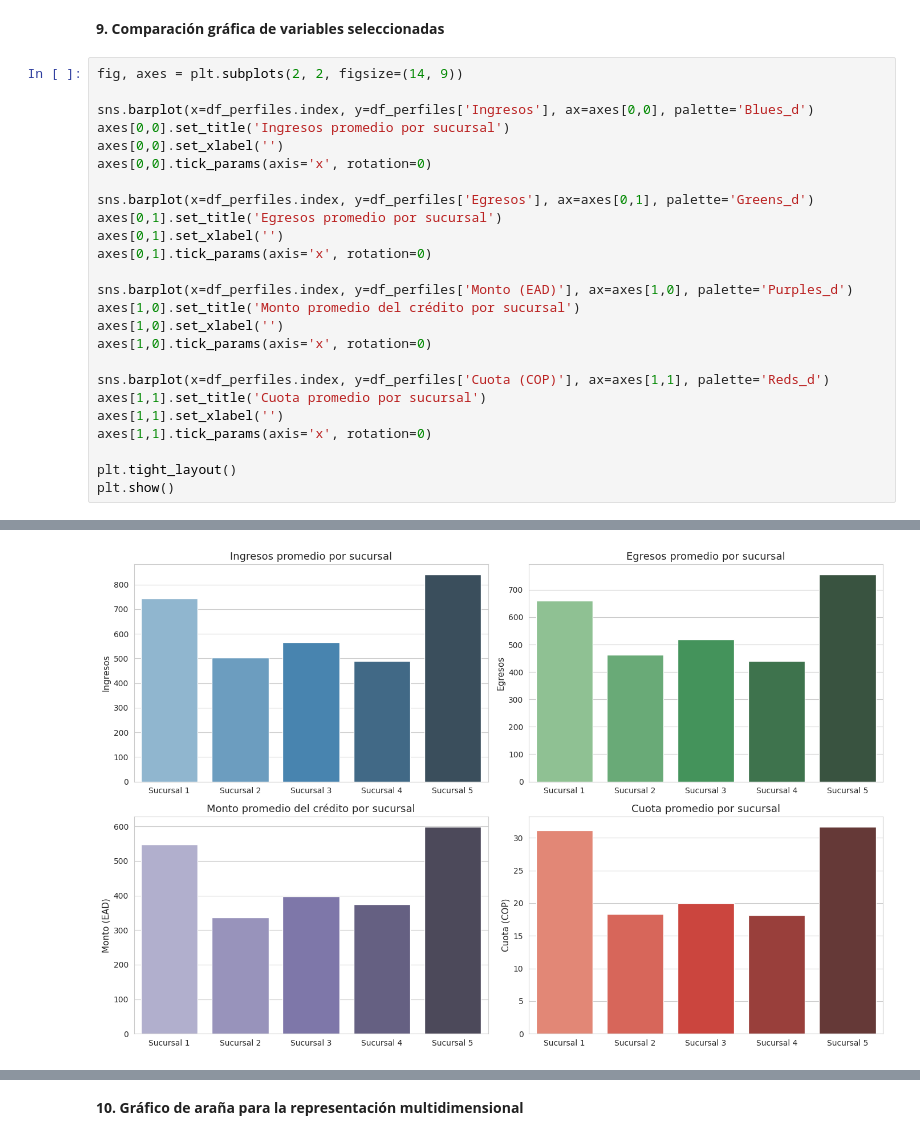
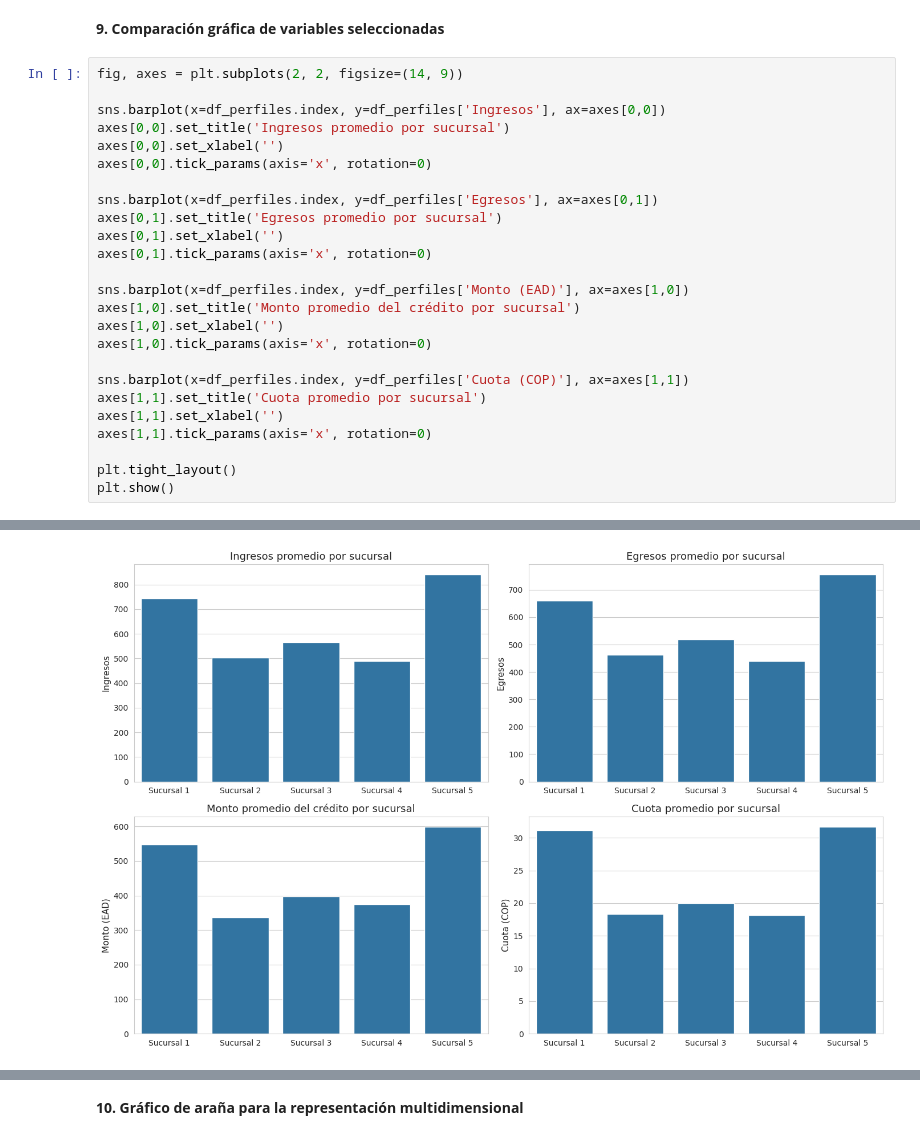
Before and after one commit to mariajosemuskusl/Integracion-de-Datos-y-Prospectiva, a Jupyter notebook: Reto_3_Integración_Multidimensional.ipynb, the cells around one changed output, grey strips where cells are left out. Cells and saved outputs as stored; diff of their text form.

```diff
--- a/Reto_3_Integración_Multidimensional.ipynb
+++ b/Reto_3_Integración_Multidimensional.ipynb
@@ -326,22 +326,22 @@ plt.show()
 # %%
 fig, axes = plt.subplots(2, 2, figsize=(14, 9))
 
-sns.barplot(x=df_perfiles.index, y=df_perfiles['Ingresos'], ax=axes[0,0], palette='Blues_d')
+sns.barplot(x=df_perfiles.index, y=df_perfiles['Ingresos'], ax=axes[0,0])
 axes[0,0].set_title('Ingresos promedio por sucursal')
 axes[0,0].set_xlabel('')
 axes[0,0].tick_params(axis='x', rotation=0)
 
-sns.barplot(x=df_perfiles.index, y=df_perfiles['Egresos'], ax=axes[0,1], palette='Greens_d')
+sns.barplot(x=df_perfiles.index, y=df_perfiles['Egresos'], ax=axes[0,1])
 axes[0,1].set_title('Egresos promedio por sucursal')
 axes[0,1].set_xlabel('')
 axes[0,1].tick_params(axis='x', rotation=0)
 
-sns.barplot(x=df_perfiles.index, y=df_perfiles['Monto (EAD)'], ax=axes[1,0], palette='Purples_d')
+sns.barplot(x=df_perfiles.index, y=df_perfiles['Monto (EAD)'], ax=axes[1,0])
 axes[1,0].set_title('Monto promedio del crédito por sucursal')
 axes[1,0].set_xlabel('')
 axes[1,0].tick_params(axis='x', rotation=0)
 
-sns.barplot(x=df_perfiles.index, y=df_perfiles['Cuota (COP)'], ax=axes[1,1], palette='Reds_d')
+sns.barplot(x=df_perfiles.index, y=df_perfiles['Cuota (COP)'], ax=axes[1,1])
 axes[1,1].set_title('Cuota promedio por sucursal')
 axes[1,1].set_xlabel('')
 axes[1,1].tick_params(axis='x', rotation=0)
@@ -367,4 +352,4 @@ Passing `palette` without assigning `hue` is deprecated and will be removed in v
-[figure, old version]
+[figure, new version]
 # %%
 fig, axes = plt.subplots(1, 2, figsize=(14, 5))
 
```
Also changed, not shown: parts of 3 cells of this notebook.
